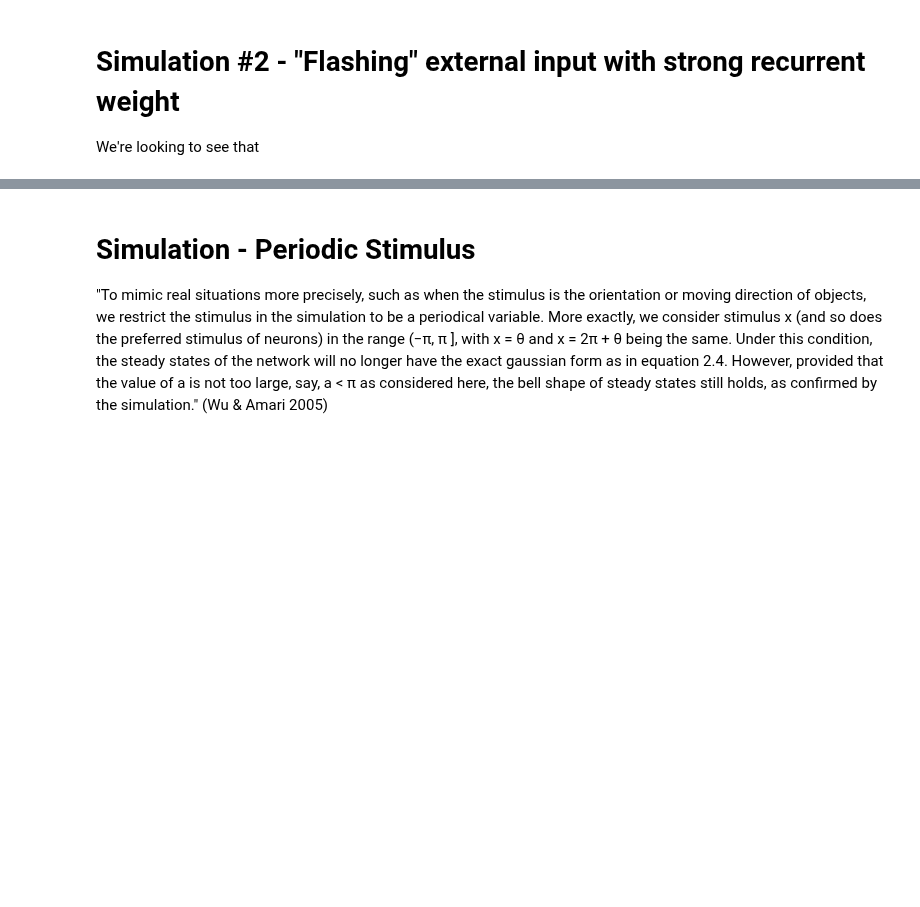
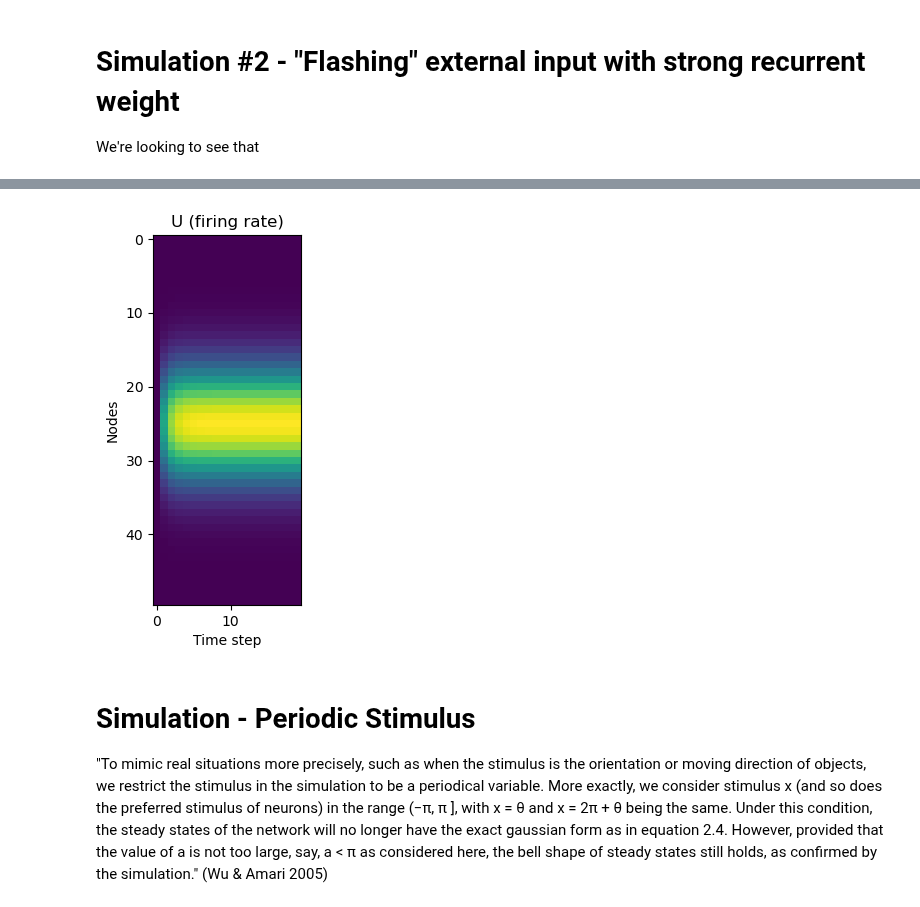
Before and after one commit to michealrm/Trappenberg_CAAN, a Jupyter notebook: caan_simulation.ipynb, the cells around one changed output, grey strips where cells are left out. Cells and saved outputs as stored; diff of their text form; code cells hidden in the pictures; blank space fills up the shorter version.

```diff
--- a/caan_simulation.ipynb
+++ b/caan_simulation.ipynb
@@ -58,3 +76,8 @@ We're looking to see that
+# %%
+network.simulate(external_input, ndyn.sp_solve_ivp, lambda sol: sol.y)
+ndyn.plot_firing_rate(network)
+# %% [output]
+[figure, added]
 # %% [markdown]
 # Simulation - Periodic Stimulus
 "To mimic real situations more precisely, such as when the stimulus is the orientation or moving direction of objects, we restrict the stimulus in the simulation to be a periodical variable. More exactly, we consider stimulus x (and so does the preferred stimulus of neurons) in the range (−π, π ], with x = θ and x = 2π + θ being the same. Under this condition, the steady states of the network will no longer have the exact gaussian form as in equation 2.4. However, provided that the value of a is not too large, say, a < π as considered here, the bell shape of steady states still holds, as confirmed by the simulation." (Wu & Amari 2005)
```
Also changed, not shown: parts of 5 cells of this notebook, 1 other file.
